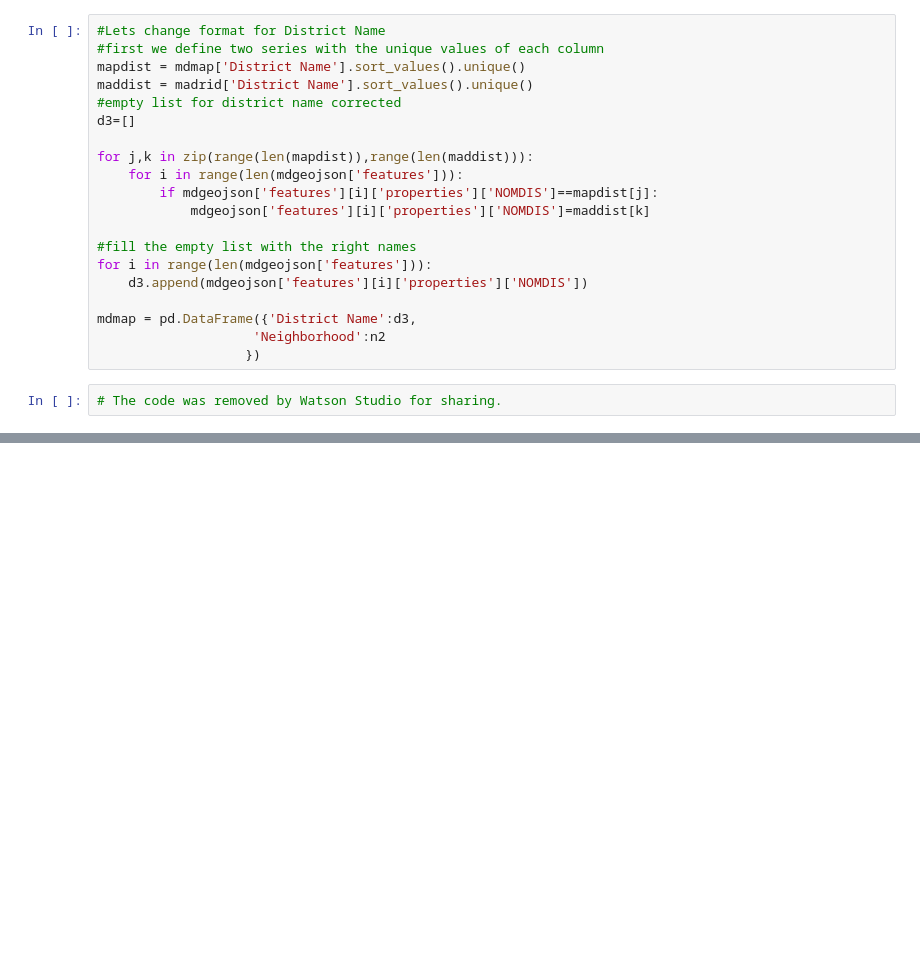
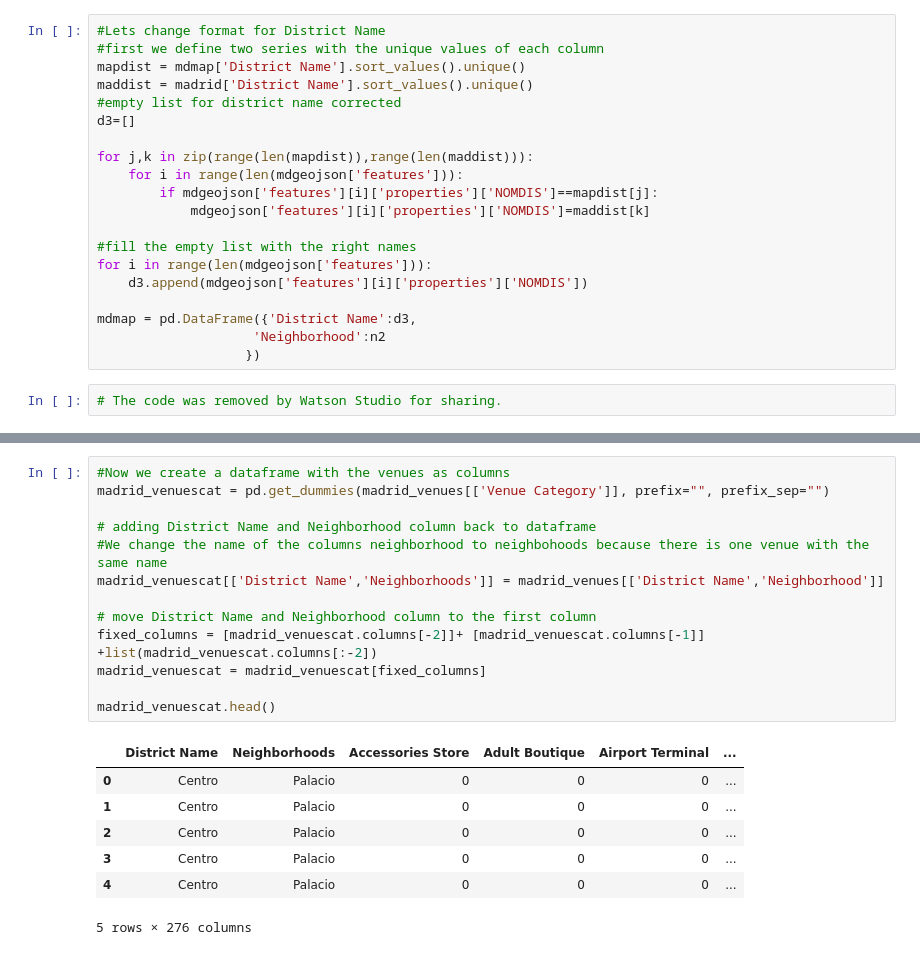
Before and after one commit to cazuaje27/BattleofNeighborhoods, a Jupyter notebook: The Battle of Neighborhoods.ipynb, the cells around one changed output, grey strips where cells are left out. Drawn from its saved outputs; the diff is of its cells as text; blank space fills up the shorter version.

```diff
--- a/The Battle of Neighborhoods.ipynb
+++ b/The Battle of Neighborhoods.ipynb
@@ -357,0 +448,21 @@ Name: House Price 2019 €/m2, Length: 128, dtype: float64
+# %%
+#Now we create a dataframe with the venues as columns
+madrid_venuescat = pd.get_dummies(madrid_venues[['Venue Category']], prefix="", prefix_sep="")
+
+# adding District Name and Neighborhood column back to dataframe
+#We change the name of the columns neighborhood to neighbohoods because there is one venue with the same name
+madrid_venuescat[['District Name','Neighborhoods']] = madrid_venues[['District Name','Neighborhood']]
+
+# move District Name and Neighborhood column to the first column
+fixed_columns = [madrid_venuescat.columns[-2]]+ [madrid_venuescat.columns[-1]] +list(madrid_venuescat.columns[:-2])
+madrid_venuescat = madrid_venuescat[fixed_columns]
+
+madrid_venuescat.head()
+# %% [output]
+|  | District Name | Neighborhoods | Accessories Store | Adult Boutique | Airport Terminal | ... |
+| 0 | Centro | Palacio | 0 | 0 | 0 | ... |
+| 1 | Centro | Palacio | 0 | 0 | 0 | ... |
+| 2 | Centro | Palacio | 0 | 0 | 0 | ... |
+| 3 | Centro | Palacio | 0 | 0 | 0 | ... |
+| 4 | Centro | Palacio | 0 | 0 | 0 | ... |
+5 rows × 276 columns
```
Also changed, not shown: parts of 25 cells of this notebook.
